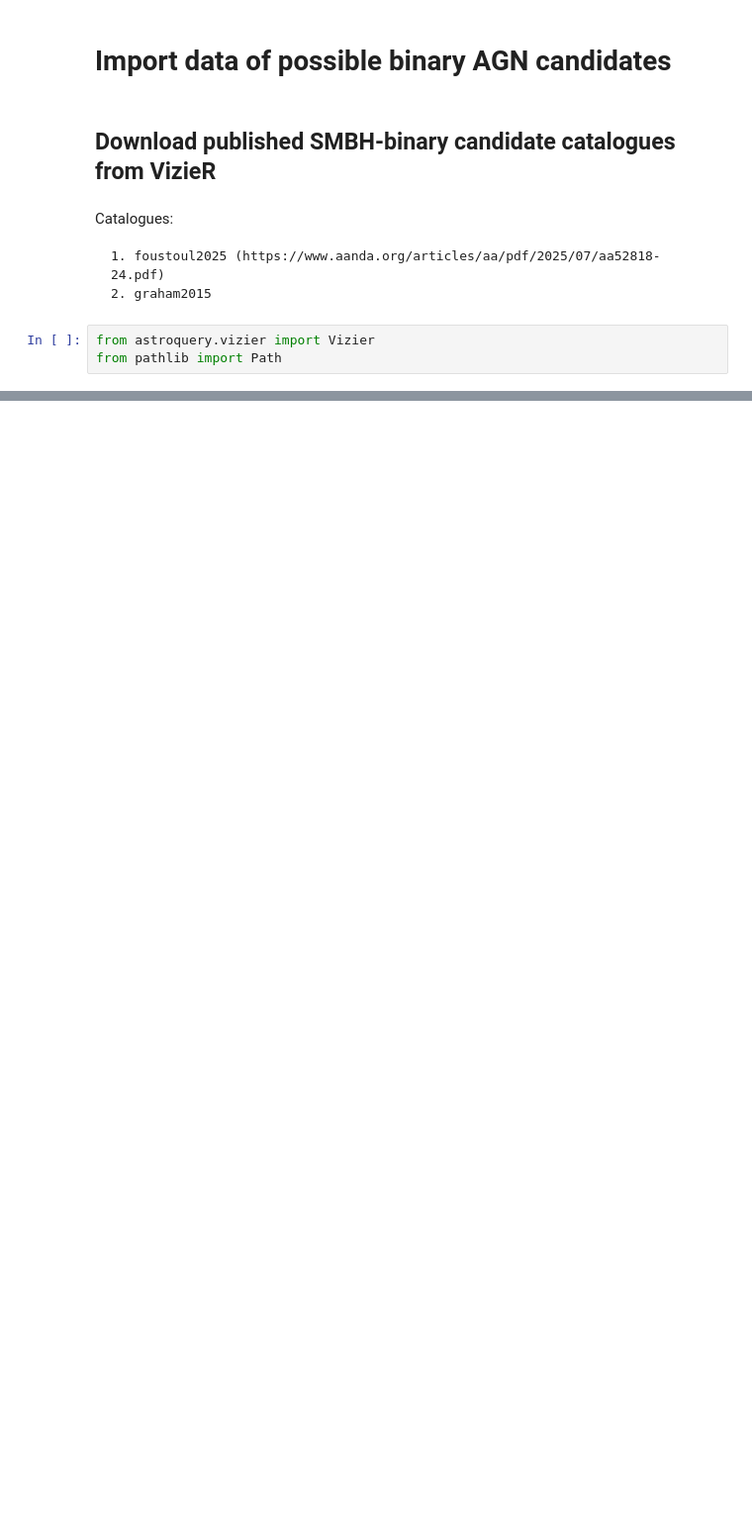
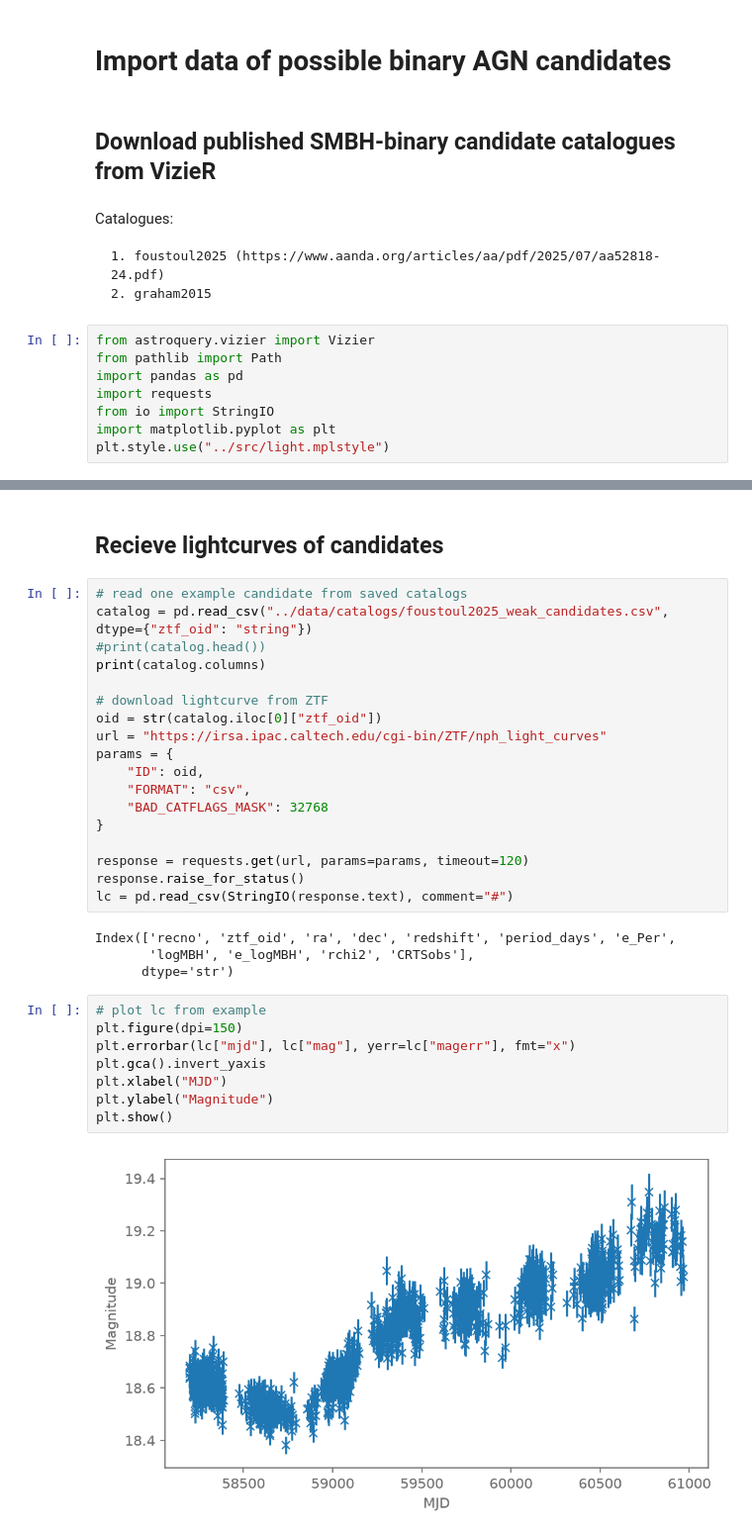
Before and after one commit to jgarlichs/agn-binary-lightcurves, a Jupyter notebook: notebooks/import_data.ipynb, the cells around one changed output, grey strips where cells are left out. Shown at 99% size. Drawn from its saved outputs; the diff is of its cells as text; blank space fills up the shorter version.

Commit message:
Added example download of lightcurves

```diff
--- a/notebooks/import_data.ipynb
+++ b/notebooks/import_data.ipynb
@@ -10,6 +10,11 @@ Catalogues:
 # %%
 from astroquery.vizier import Vizier
 from pathlib import Path
+import pandas as pd
+import requests
+from io import StringIO
+import matplotlib.pyplot as plt
+plt.style.use("../src/light.mplstyle")
 # %%
 # use Harvard vizier server, since Strasbourg didnt work
 vizier = Vizier(
@@ -66,3 +71,37 @@ df.to_csv(
 3  720.700012    8.82      0.05   1.22     Yes
 4  722.799988    8.69      0.08   1.03     Yes
 Number of candidates: 221
+# %% [markdown]
+## Recieve lightcurves of candidates
+# %%
+# read one example candidate from saved catalogs
+catalog = pd.read_csv("../data/catalogs/foustoul2025_weak_candidates.csv", dtype={"ztf_oid": "string"})
+#print(catalog.head())
+print(catalog.columns)
+
+# download lightcurve from ZTF
+oid = str(catalog.iloc[0]["ztf_oid"])
+url = "https://irsa.ipac.caltech.edu/cgi-bin/ZTF/nph_light_curves"
+params = {
+    "ID": oid,
+    "FORMAT": "csv",
+    "BAD_CATFLAGS_MASK": 32768
+}
+
+response = requests.get(url, params=params, timeout=120)
+response.raise_for_status()
+lc = pd.read_csv(StringIO(response.text), comment="#")
+# %% [output]
+Index(['recno', 'ztf_oid', 'ra', 'dec', 'redshift', 'period_days', 'e_Per',
+       'logMBH', 'e_logMBH', 'rchi2', 'CRTSobs'],
+      dtype='str')
+# %%
+# plot lc from example
+plt.figure(dpi=150)
+plt.errorbar(lc["mjd"], lc["mag"], yerr=lc["magerr"], fmt="x")
+plt.gca().invert_yaxis
+plt.xlabel("MJD")
+plt.ylabel("Magnitude")
+plt.show()
+# %% [output]
+[figure, added]
```
Also changed, not shown: parts of 1 cell of this notebook, 3 other files.
